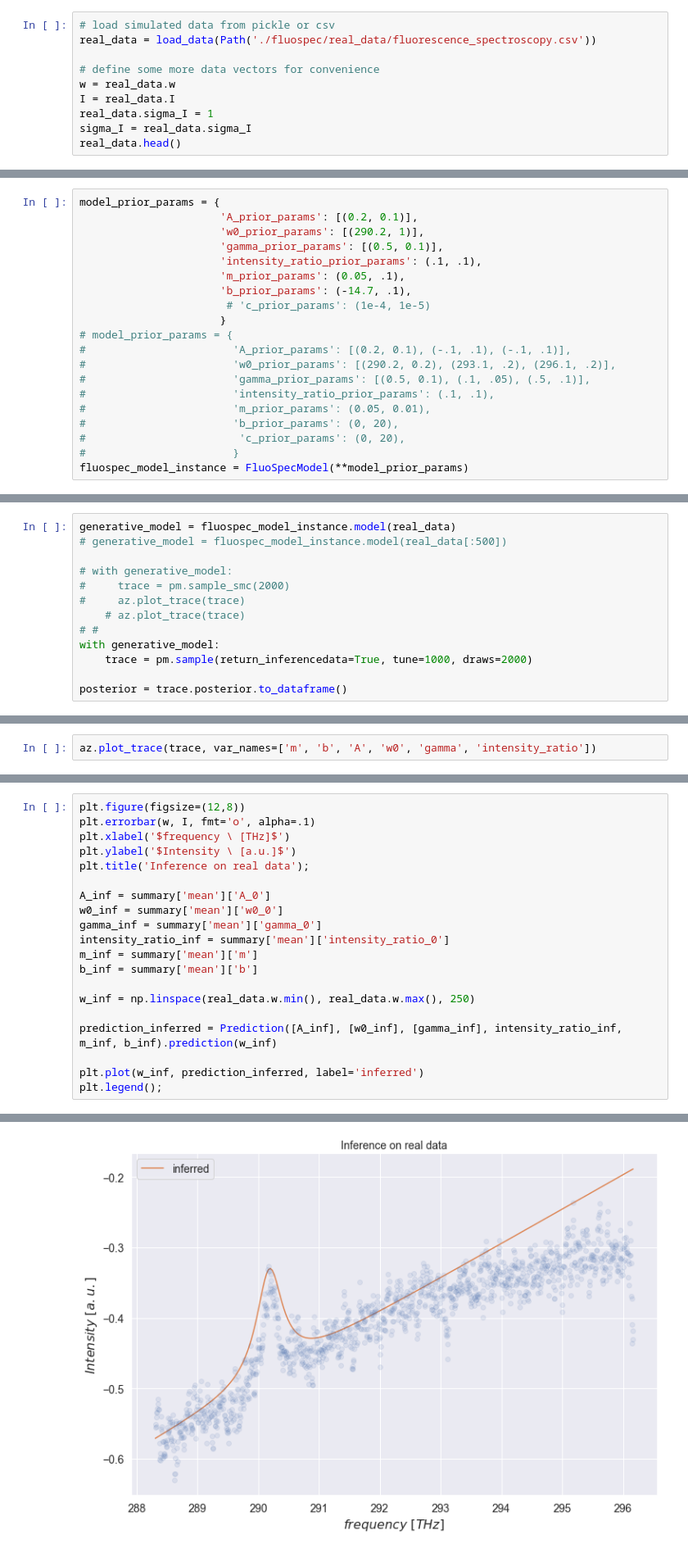
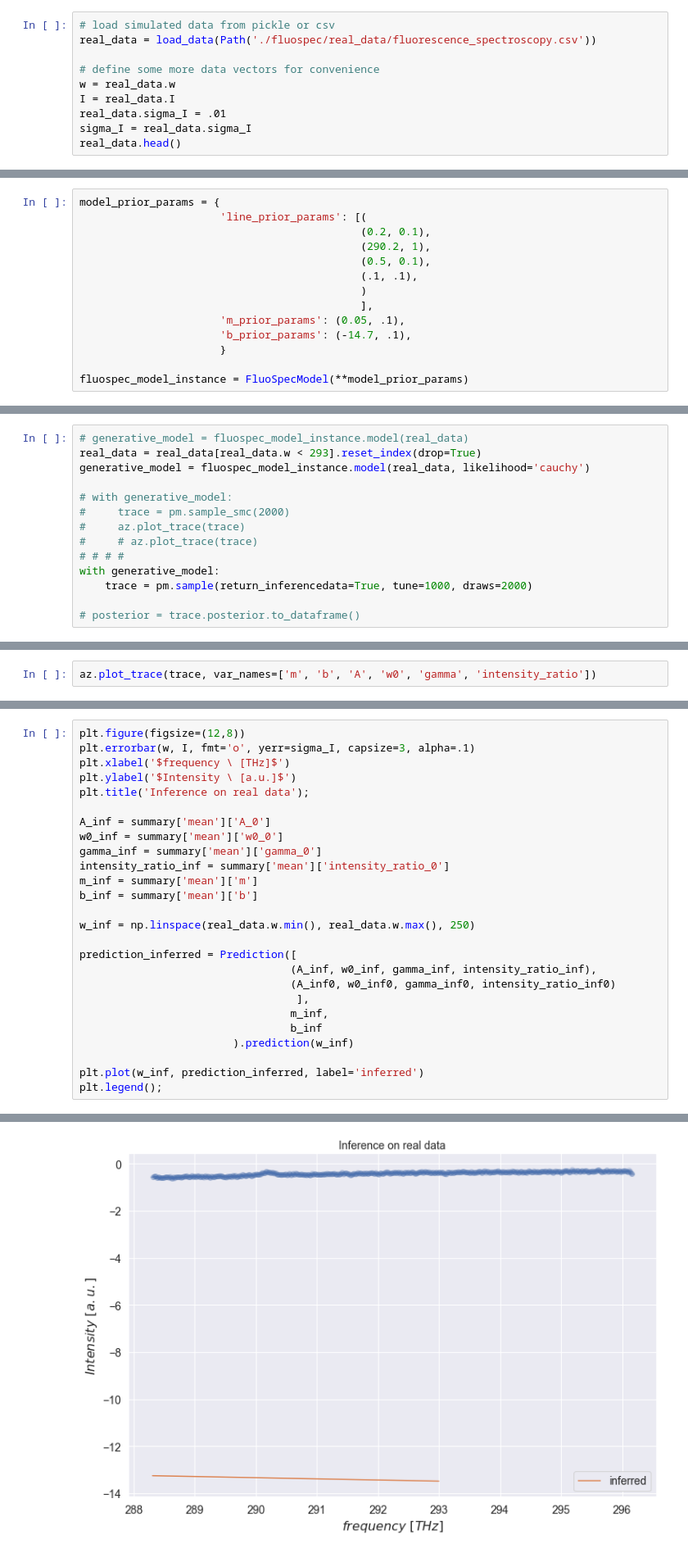
Before and after one commit to phys201/FluorescenceSpectroscopy, a Jupyter notebook: documentation.ipynb, the cells around one changed output, grey strips where cells are left out. Shown at 82% size. Drawn from its saved outputs; the diff is of its cells as text.

Commit message:
clean up multiple line code, refractoring, introducing cauchy

```diff
--- a/documentation.ipynb
+++ b/documentation.ipynb
@@ -269,7 +269,7 @@ real_data = load_data(Path('./fluospec/real_data/fluorescence_spectroscopy.csv')
 # define some more data vectors for convenience
 w = real_data.w
 I = real_data.I
-real_data.sigma_I = 1
+real_data.sigma_I = .01
 sigma_I = real_data.sigma_I
 real_data.head()
 # %% [output]
@@ -290,20 +290,14 @@ plt.title('YbOH Spectroscopy Data');
 # %%
 model_prior_params = {
-                      'A_prior_params': [(0.2, 0.1)],
-                      'w0_prior_params': [(290.2, 1)],
-                      'gamma_prior_params': [(0.5, 0.1)],
-                      'intensity_ratio_prior_params': (.1, .1),
+                      'line_prior_params': [(
+                                            (0.2, 0.1),
+                                            (290.2, 1),
+                                            (0.5, 0.1),
+                                            (.1, .1),
+                                            )
+                                            ],
                       'm_prior_params': (0.05, .1),
                       'b_prior_params': (-14.7, .1),
-                       # 'c_prior_params': (1e-4, 1e-5)
                       }
-# model_prior_params = {
-#                       'A_prior_params': [(0.2, 0.1), (-.1, .1), (-.1, .1)],
-#                       'w0_prior_params': [(290.2, 0.2), (293.1, .2), (296.1, .2)],
-#                       'gamma_prior_params': [(0.5, 0.1), (.1, .05), (.5, .1)],
-#                       'intensity_ratio_prior_params': (.1, .1),
-#                       'm_prior_params': (0.05, 0.01),
-#                       'b_prior_params': (0, 20),
-#                        'c_prior_params': (0, 20),
-#                       }
+
 fluospec_model_instance = FluoSpecModel(**model_prior_params)
@@ -312,14 +304,15 @@ TypeError: __init__() got an unexpected keyword argument 'c_prior_params'
 # %%
-generative_model = fluospec_model_instance.model(real_data)
-# generative_model = fluospec_model_instance.model(real_data[:500])
+# generative_model = fluospec_model_instance.model(real_data)
+real_data = real_data[real_data.w < 293].reset_index(drop=True)
+generative_model = fluospec_model_instance.model(real_data, likelihood='cauchy')
 
 # with generative_model:
 #     trace = pm.sample_smc(2000)
 #     az.plot_trace(trace)
-    # az.plot_trace(trace)
-# #
+#     # az.plot_trace(trace)
+# # # #
 with generative_model:
     trace = pm.sample(return_inferencedata=True, tune=1000, draws=2000)
 
-posterior = trace.posterior.to_dataframe()
+# posterior = trace.posterior.to_dataframe()
 # %% [output]
@@ -348,6 +355,6 @@ summary
 # %%
 plt.figure(figsize=(12,8))
-plt.errorbar(w, I, fmt='o', alpha=.1)
+plt.errorbar(w, I, fmt='o', yerr=sigma_I, capsize=3, alpha=.1)
 plt.xlabel('$frequency \ [THz]$')
 plt.ylabel('$Intensity \ [a.u.]$')
 plt.title('Inference on real data');
@@ -361,7 +368,13 @@ b_inf = summary['mean']['b']
 
 w_inf = np.linspace(real_data.w.min(), real_data.w.max(), 250)
 
-prediction_inferred = Prediction([A_inf], [w0_inf], [gamma_inf], intensity_ratio_inf, m_inf, b_inf).prediction(w_inf)
+prediction_inferred = Prediction([
+                                 (A_inf, w0_inf, gamma_inf, intensity_ratio_inf),
+                                 (A_inf0, w0_inf0, gamma_inf0, intensity_ratio_inf0)
+                                  ],
+                                 m_inf,
+                                 b_inf
+                        ).prediction(w_inf)
 
 plt.plot(w_inf, prediction_inferred, label='inferred')
 plt.legend();
@@ -369 +383 @@ plt.legend();
-[figure, old version]
+[figure, new version]
```
Also changed, not shown: parts of 15 cells of this notebook, 1 other file.
